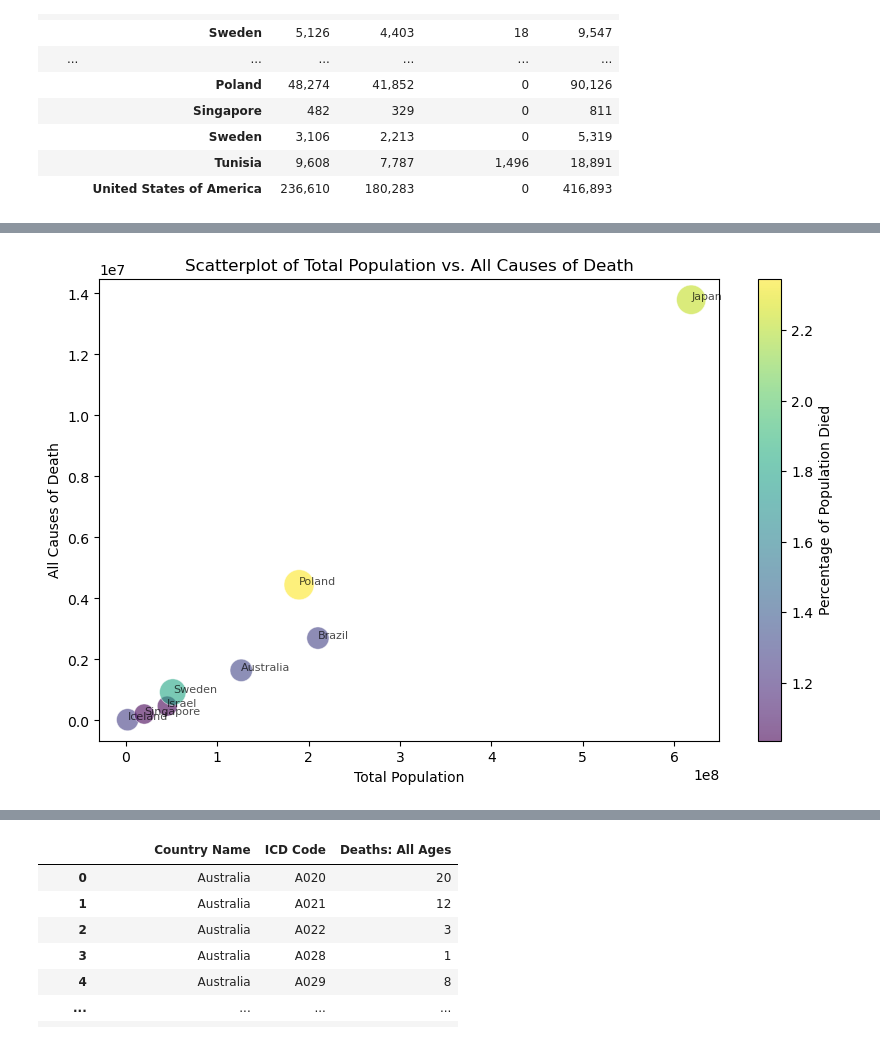
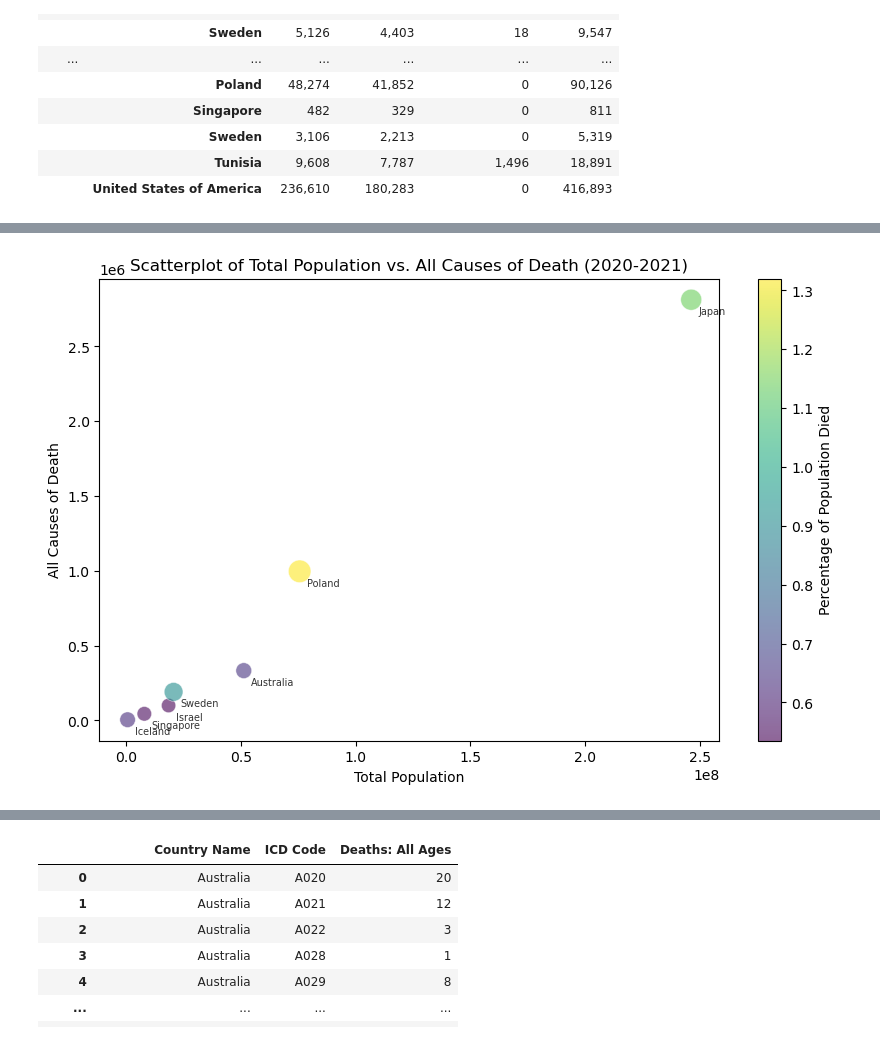
Before and after one commit to ShylaTatum/Group-Project-1, a Jupyter notebook: Resources/personal_workbooks/jenn_workbook_explorations.ipynb, the cells around one changed output, grey strips where cells are left out. Drawn from its saved outputs; the diff is of its cells as text; code cells hidden in the pictures.

```diff
--- a/Resources/personal_workbooks/jenn_workbook_explorations.ipynb
+++ b/Resources/personal_workbooks/jenn_workbook_explorations.ipynb
@@ -484,15 +485,16 @@ display(df_pivot)
 # %%
 
 # Group the Population dataframe by 'Pop: All Ages' column
-df_pop_filtered = df_pop.groupby(['Year', 'Country Name'])['Pop: All Ages'].sum().reset_index()
+df_pop_filtered = df_pop[df_pop['Year'].between(2017, 2021)]
+df_pop_filtered = df_pop_filtered.groupby(['Year', 'Country Name'])['Pop: All Ages'].sum().reset_index()
 
 # Rename the column to 'Total Population'
 df_pop_filtered = df_pop_filtered.rename(columns={'Pop: All Ages': 'Total Population'})
 
 # Convert 'Pop: All Ages' to millions
-# df_pop_filtered['Pop: All Ages'] = df_pop_filtered['Pop: All Ages'] / 1_000_000
+# df_pop_filtered['Total Population'] = df_pop_filtered['Total Population'] / 1_000_000
 
-# df_pop_filtered = df_pop_filtered.rename(columns={'Pop: All Ages':'Population in Millions'})
+# df_pop_filtered = df_pop_filtered.rename(columns={'Total Population':'Population in Millions'})
 
 # Display the first few rows
 display(df_pop_filtered)
@@ -537,15 +544,15 @@ display(df_grouped_deaths.head())
 # %%
-# Group the Population dataframe by 'Pop: All Ages' column
-df_pop_filtered = df_pop.groupby(['Year', 'Country Name'])['Pop: All Ages'].sum().reset_index()
 
-# Rename the column to 'Total Population'
-df_pop_filtered = df_pop_filtered.rename(columns={'Pop: All Ages': 'Total Population'})
 
 # Group by Year + Country and Deaths
-df_grouped_deaths = df_mort.groupby(['Year', 'Country Name'])['Deaths: All Ages'].sum().reset_index()
+df_filtered_grouped_deaths = df_mort[df_mort['ICD Code'] == 'AAA']
+df_grouped_deaths = df_filtered_grouped_deaths.groupby(['Year', 'Country Name'])['Deaths: All Ages'].sum().reset_index()
 
 # Rename columns
-df_grouped_deaths = df_grouped_deaths.rename(columns={'Deaths: All Ages': 'All Causes of Death'})
+df_grouped_deaths = df_grouped_deaths.rename(columns={'Deaths: All Ages':'All Causes of Death'})
+
+# Convert the 'All Deaths' column to integer
+df_grouped_deaths['All Causes of Death'] = df_grouped_deaths['All Causes of Death'].fillna(0).astype(int)
 
 # Merge the two DataFrames on 'Year' and 'Country Name'
 df_merged = pd.merge(df_pop_filtered, df_grouped_deaths, on=['Year', 'Country Name'])
@@ -609,18 +699,20 @@ display(df_merged.head())
 # %%
-import matplotlib.pyplot as plt
 
-# Check if the required columns exist in the DataFrame
+# Filter the DataFrame to include only the years 2017-2021
+df_filtered = df_merged[df_merged['Year'].between(2020, 2021)]
+
+# Check if the required columns exist in the filtered DataFrame
 required_columns = ['Year', 'Country Name', 'Total Population', 'All Causes of Death', 'Percentage']
 for col in required_columns:
-    if col not in df_merged.columns:
+    if col not in df_filtered.columns:
         raise ValueError(f"Column '{col}' not found in DataFrame")
 
-# Print the initial DataFrame to check the raw data
-print("Initial DataFrame:")
-print(df_merged.head())
+# Print the filtered DataFrame to check the raw data
+print("Filtered DataFrame:")
+print(df_filtered.head(30))
 
 # Group by 'Country Name' and aggregate the relevant columns
-df_aggregated = df_merged.groupby('Country Name').agg({
+df_aggregated = df_filtered.groupby('Country Name').agg({
     'Total Population': lambda x: x.astype(str).str.replace(',', '').astype(float).sum(),
     'All Causes of Death': lambda x: x.astype(str).str.replace(',', '').astype(int).sum(),
     'Percentage': lambda x: x.astype(str).str.replace('%', '').astype(float).mean()
@@ -636,7 +728,7 @@ total_population = df_aggregated['Total Population']
 all_causes_of_death = df_aggregated['All Causes of Death']
 percentage = df_aggregated['Percentage']
 
-# Scale the percentage for bubble size
+# Scale the percentage for bubble size and multiply by 2
 bubble_size = percentage * 100 * 2  # Adjust the scaling factor as needed
 
 # Create the scatterplot
@@ -648,13 +740,20 @@ cbar = plt.colorbar(scatter)
 cbar.set_label('Percentage of Population Died')
 
 # Add titles and labels
-plt.title('Scatterplot of Total Population vs. All Causes of Death')
+plt.title('Scatterplot of Total Population vs. All Causes of Death (2020-2021)')
 plt.xlabel('Total Population')
 plt.ylabel('All Causes of Death')
 
-# Annotate each point with the country name
+# Annotate each point with the country name at the bottom right of the bubble
 for i, country in enumerate(countries):
-    plt.annotate(country, (total_population[i], all_causes_of_death[i]), fontsize=8, alpha=0.7)
+    plt.annotate(country,
+                 (total_population[i], all_causes_of_death[i]),
+                 xytext=(5, -5),  # Offset position
+                 textcoords='offset points',
+                 fontsize=7,
+                 alpha=0.8,
+                 ha='left',  # Horizontal alignment
+                 va='top')   # Vertical alignment
 
 # Show the plot
 plt.show()
@@ -676 +778 @@ Aggregated DataFrame:
-[figure, old version]
+[figure, new version]
```
Also changed, not shown: parts of 16 cells of this notebook, 2 other files.
